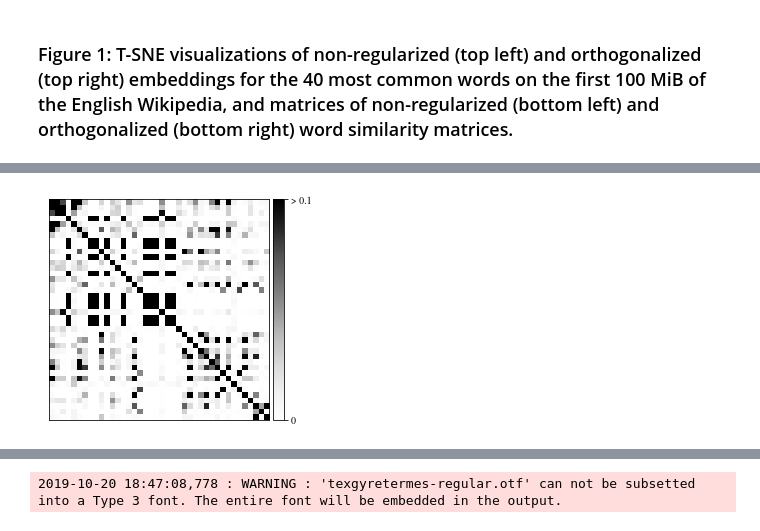
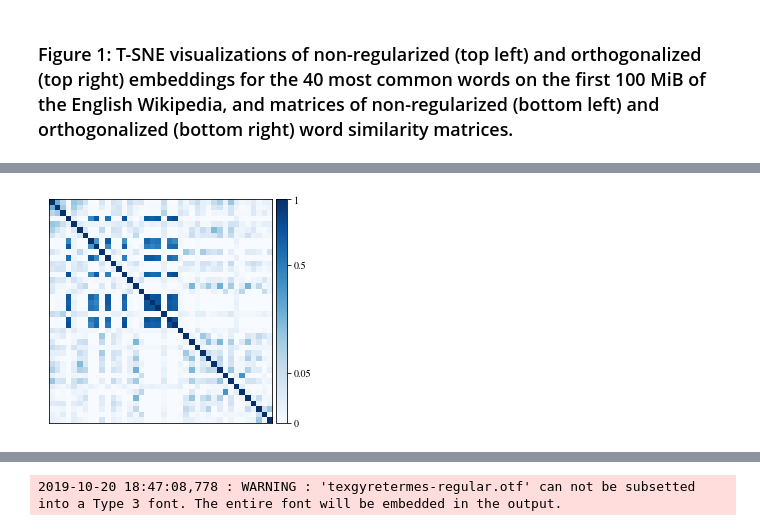
Before and after one commit to MIR-MU/regularized-embeddings, a Jupyter notebook: classification.ipynb, the cells around one changed output, grey strips where cells are left out. Saved outputs shown, nothing was run; the diff lists cells and outputs as text; code cells hidden in the pictures.

Commit message:
Use the Blues palette in Figure 1

```diff
--- a/classification.ipynb
+++ b/classification.ipynb
@@ -148,8 +148,7 @@ from mpl_toolkits.axes_grid1.axes_divider import make_axes_locatable
 from matplotlib.colors import PowerNorm
 from matplotlib.figure import figaspect
 
-vmax = 0.1
-gamma = 1.0
+gamma = 0.5
 
 threshold = 0.0
 exponent = 4
@@ -169,7 +168,7 @@ im = ax.matshow(
         vmax=vmax,
         clip=True,
     ),
-    cmap='Greys',
+    cmap=plt.cm.Blues,
 )
 plt.tick_params(
     top=False,
@@ -183,8 +182,8 @@ plt.tick_params(
 )
 divider = make_axes_locatable(ax)
 cax = divider.append_axes("right", size="5%", pad=0.05)
-cbar = plt.colorbar(im, cax=cax, ticks=[0.0, vmax])
-cbar.ax.set_yticklabels(['0', '> {}'.format(vmax)])
+cbar = plt.colorbar(im, cax=cax, ticks=[0.0, 0.05, 0.5, 1.0])
+cbar.ax.set_yticklabels(['0', '0.05', '0.5', '1'])
 plt.tight_layout()
 plt.savefig('figures/embedding-dense_termsim.pdf', dpi=300)
 plt.show()
@@ -193,4 +192,4 @@ plt.show()
-[figure, old version]
+[figure, new version]
 # %%
 from dataset import common_dictionary
 
```
Also changed, not shown: parts of 3 cells of this notebook, 1 other file.
